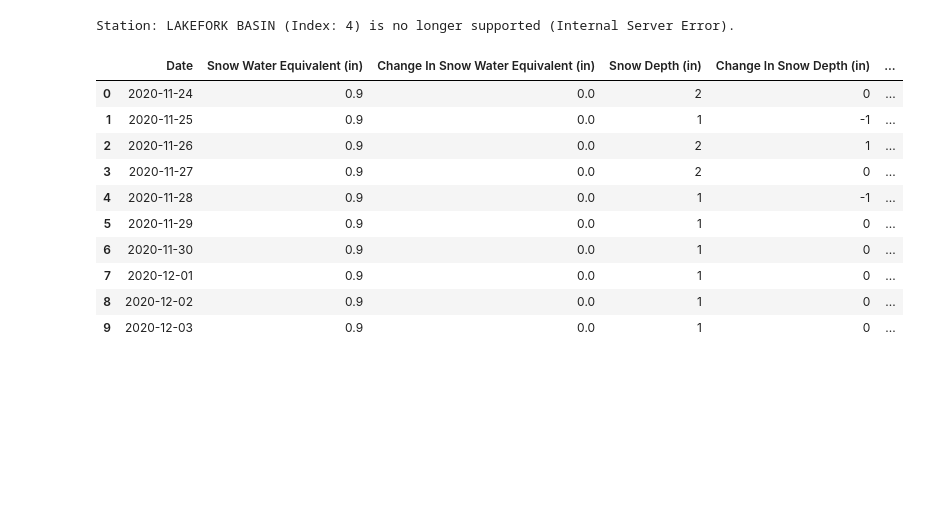
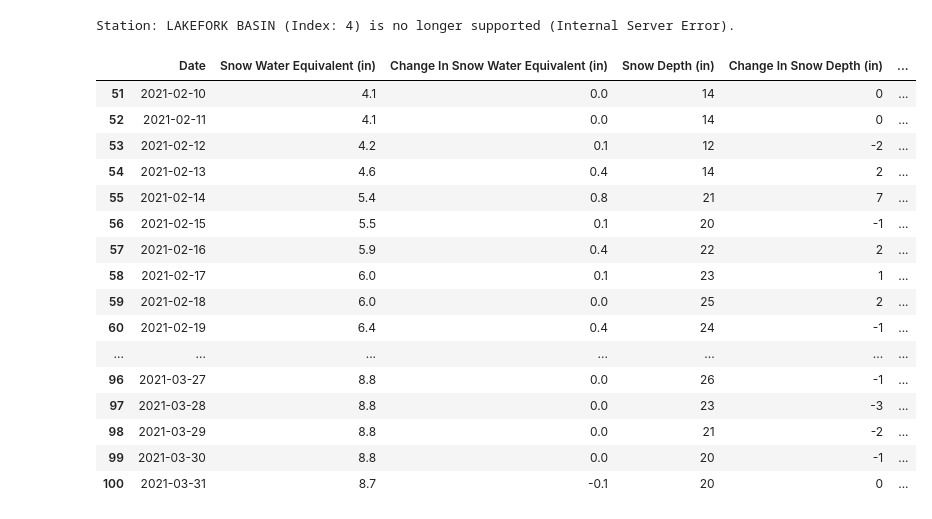
Before and after one commit to DSTG1/team-project, a Jupyter notebook: scrape_sites.ipynb, the cells around one changed output. Saved outputs shown, nothing was run; the diff lists cells and outputs as text; code cells hidden in the pictures; blank space fills up the shorter version.

```diff
--- a/scrape_sites.ipynb
+++ b/scrape_sites.ipynb
@@ -78,17 +80,23 @@ Station: LAKEFORK BASIN (Index: 4) is no longer supported (Internal Server Error
 # %%
 # Testing Individual Site
 df_site = station_data['VACARRO SPRING']
-df_site.head(10)
+df_site.tail(50)
 # %% [output]
 |  | Date | Snow Water Equivalent (in) | Change In Snow Water Equivalent (in) | Snow Depth (in) | Change In Snow Depth (in) | ... |
-| 0 | 2020-11-24 | 0.9 | 0.0 | 2 | 0 | ... |
-| 1 | 2020-11-25 | 0.9 | 0.0 | 1 | -1 | ... |
-| 2 | 2020-11-26 | 0.9 | 0.0 | 2 | 1 | ... |
-| 3 | 2020-11-27 | 0.9 | 0.0 | 2 | 0 | ... |
-| 4 | 2020-11-28 | 0.9 | 0.0 | 1 | -1 | ... |
-| 5 | 2020-11-29 | 0.9 | 0.0 | 1 | 0 | ... |
-| 6 | 2020-11-30 | 0.9 | 0.0 | 1 | 0 | ... |
-| 7 | 2020-12-01 | 0.9 | 0.0 | 1 | 0 | ... |
-| 8 | 2020-12-02 | 0.9 | 0.0 | 1 | 0 | ... |
-| 9 | 2020-12-03 | 0.9 | 0.0 | 1 | 0 | ... |
+| 51 | 2021-02-10 | 4.1 | 0.0 | 14 | 0 | ... |
+| 52 | 2021-02-11 | 4.1 | 0.0 | 14 | 0 | ... |
+| 53 | 2021-02-12 | 4.2 | 0.1 | 12 | -2 | ... |
+| 54 | 2021-02-13 | 4.6 | 0.4 | 14 | 2 | ... |
+| 55 | 2021-02-14 | 5.4 | 0.8 | 21 | 7 | ... |
+| 56 | 2021-02-15 | 5.5 | 0.1 | 20 | -1 | ... |
+| 57 | 2021-02-16 | 5.9 | 0.4 | 22 | 2 | ... |
+| 58 | 2021-02-17 | 6.0 | 0.1 | 23 | 1 | ... |
+| 59 | 2021-02-18 | 6.0 | 0.0 | 25 | 2 | ... |
+| 60 | 2021-02-19 | 6.4 | 0.4 | 24 | -1 | ... |
+| ... | ... | ... | ... | ... | ... | ... |
+| 96 | 2021-03-27 | 8.8 | 0.0 | 26 | -1 | ... |
+| 97 | 2021-03-28 | 8.8 | 0.0 | 23 | -3 | ... |
+| 98 | 2021-03-29 | 8.8 | 0.0 | 21 | -2 | ... |
+| 99 | 2021-03-30 | 8.8 | 0.0 | 20 | -1 | ... |
+| 100 | 2021-03-31 | 8.7 | -0.1 | 20 | 0 | ... |
 # %%
```
Also changed, not shown: parts of 6 cells of this notebook.
